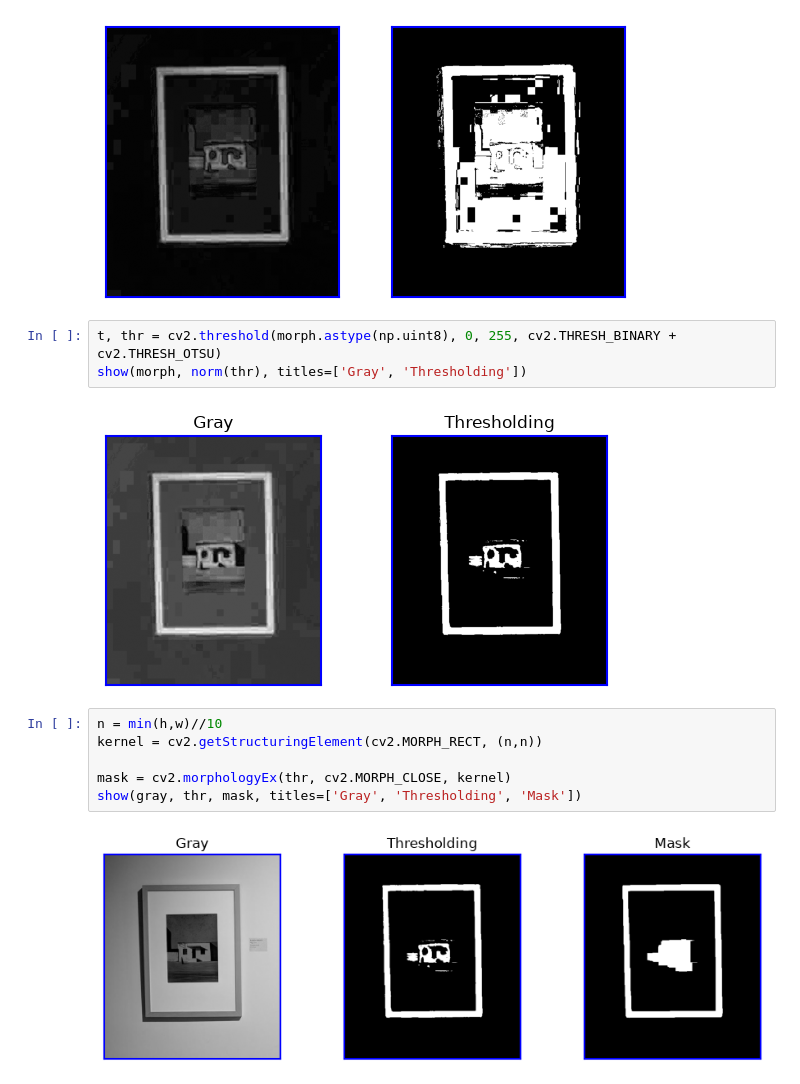
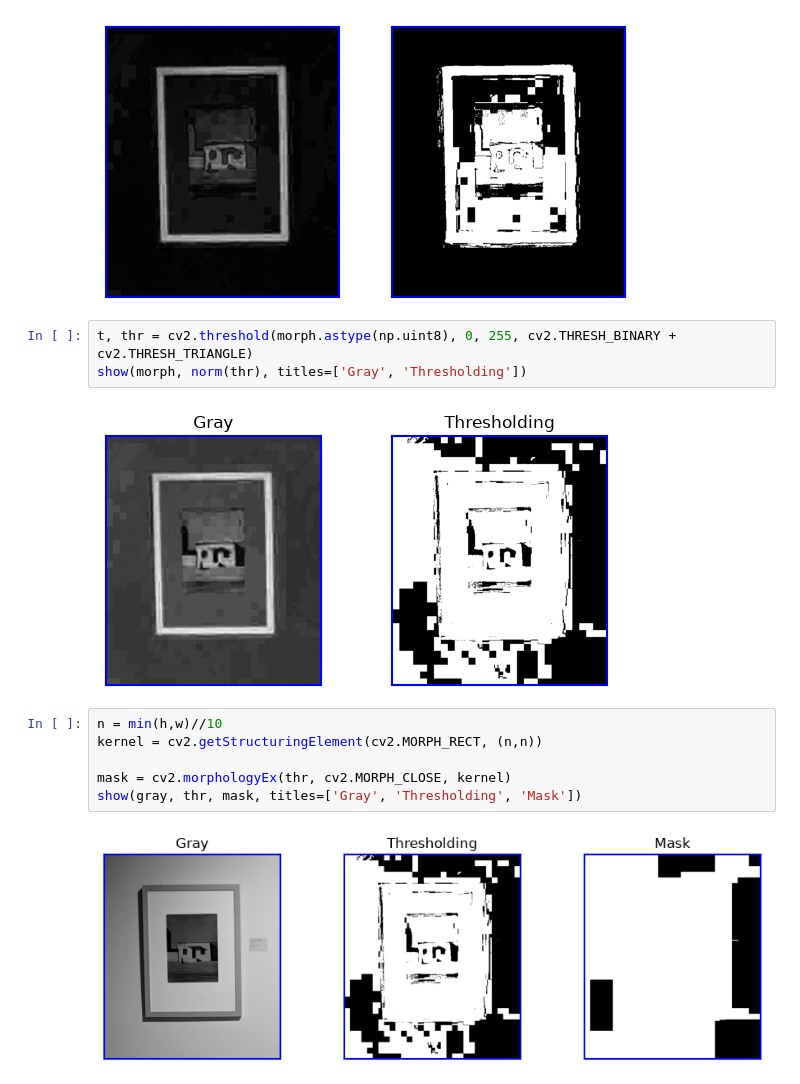
Before and after one commit to MCV-2026-C1-Project/Team6, a Jupyter notebook: w2/color.ipynb, the cells around one changed output. Cells and saved outputs as stored; diff of their text form.

```diff
--- a/w2/color.ipynb
+++ b/w2/color.ipynb
@@ -129,10 +129,10 @@ show(painting, thr)
 # %% [output]
 [figure]
 # %%
-t, thr = cv2.threshold(morph.astype(np.uint8), 0, 255, cv2.THRESH_BINARY + cv2.THRESH_OTSU)
+t, thr = cv2.threshold(morph.astype(np.uint8), 0, 255, cv2.THRESH_BINARY + cv2.THRESH_TRIANGLE)
 show(morph, norm(thr), titles=['Gray', 'Thresholding'])
 # %% [output]
-[figure, old version]
+[figure, new version]
 # %%
 n = min(h,w)//10
 kernel = cv2.getStructuringElement(cv2.MORPH_RECT, (n,n))
@@ -140,7 +140,7 @@ kernel = cv2.getStructuringElement(cv2.MORPH_RECT, (n,n))
 mask = cv2.morphologyEx(thr, cv2.MORPH_CLOSE, kernel)
 show(gray, thr, mask, titles=['Gray', 'Thresholding', 'Mask'])
 # %% [output]
-[figure, old version]
+[figure, new version]
 # %%
 n = min(h,w)//5
 kernel = cv2.getStructuringElement(cv2.MORPH_RECT, (n,n))
```
Also changed, not shown: parts of 6 cells of this notebook, 36 other files.
